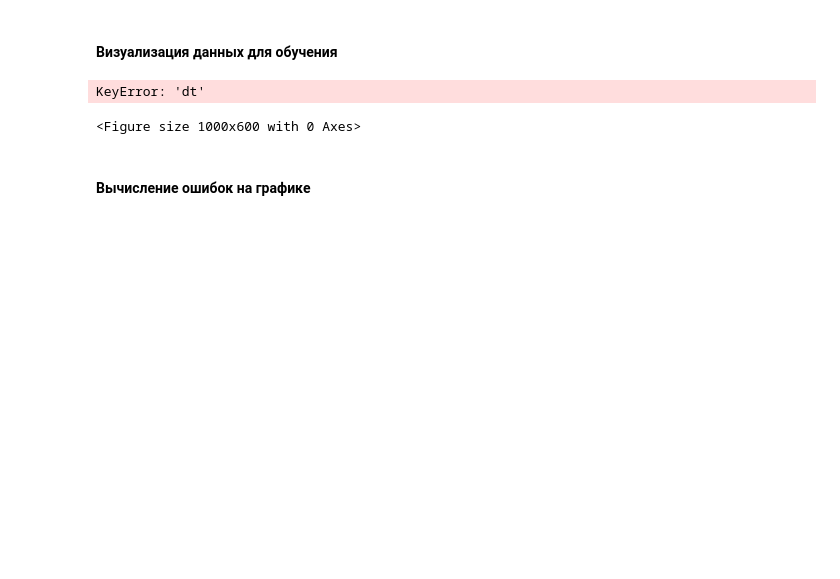
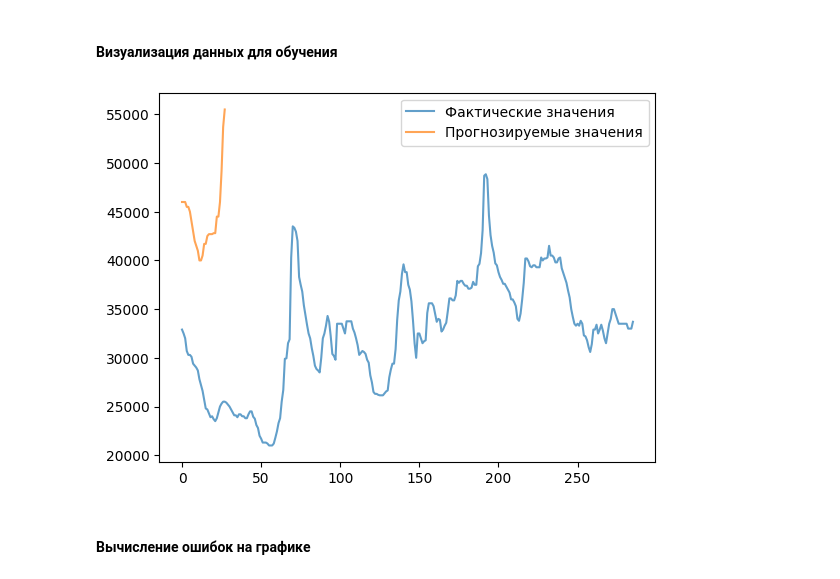
Before and after one commit to tmwsw/MGC, a Jupyter notebook: main.ipynb, the cells around one changed output. Drawn from its saved outputs; the diff is of its cells as text; code cells hidden in the pictures; blank space fills up the shorter version.

```diff
--- a/main.ipynb
+++ b/main.ipynb
@@ -210,18 +209,12 @@ plt.show()
 # %% [markdown]
 #### Визуализация данных для обучения
-# %%
-# Визуализация
-plt.figure(figsize=(10, 6))
-plt.plot(test_data["dt"], y_test, label="Фактические значения")
-plt.plot(test_data["dt"], y_pred, label="Прогнозируемые значения")
-plt.xlabel("Дата")
-plt.ylabel("Цена")
-plt.title("Фактические vs Прогнозируемые значения")
-plt.legend()
-plt.show()
-# %% [output]
-KeyError: 'dt'
-<Figure size 1000x600 with 0 Axes>
+# %%
+plt.plot(y_train, label="Фактические значения", alpha=0.7)
+plt.plot(y_test, label="Прогнозируемые значения", alpha=0.7)
+plt.legend()
+plt.show()
+# %% [output]
+[figure, added]
 # %% [markdown]
 #### Вычисление ошибок на графике
 # %%
```
Also changed, not shown: parts of 8 cells of this notebook, 3 other files.
